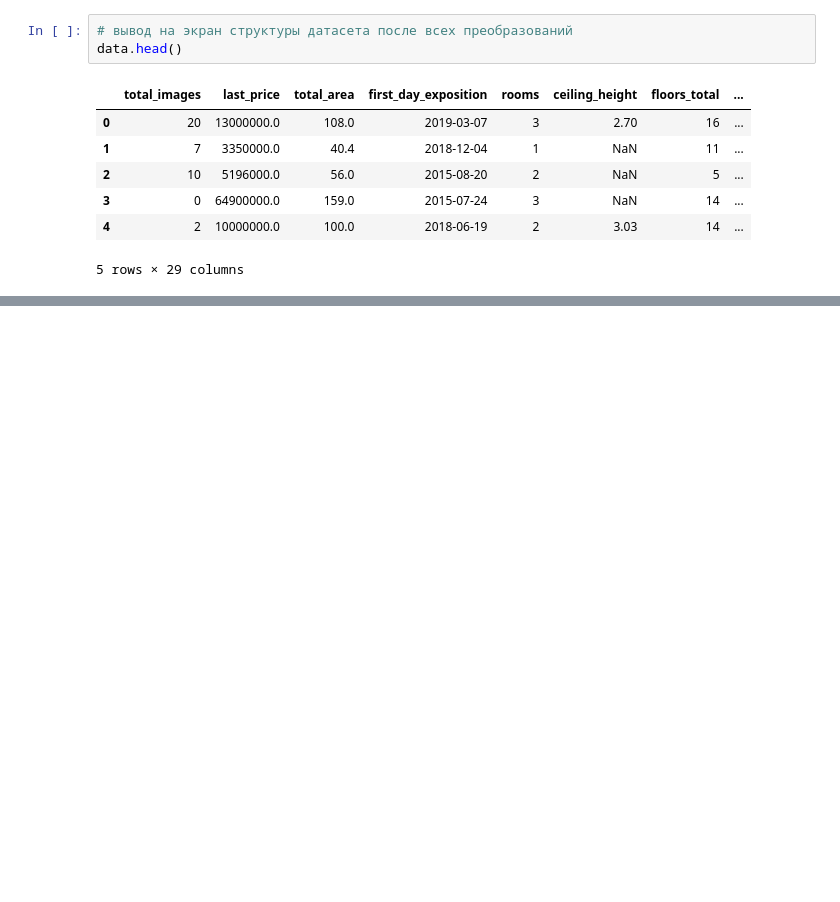
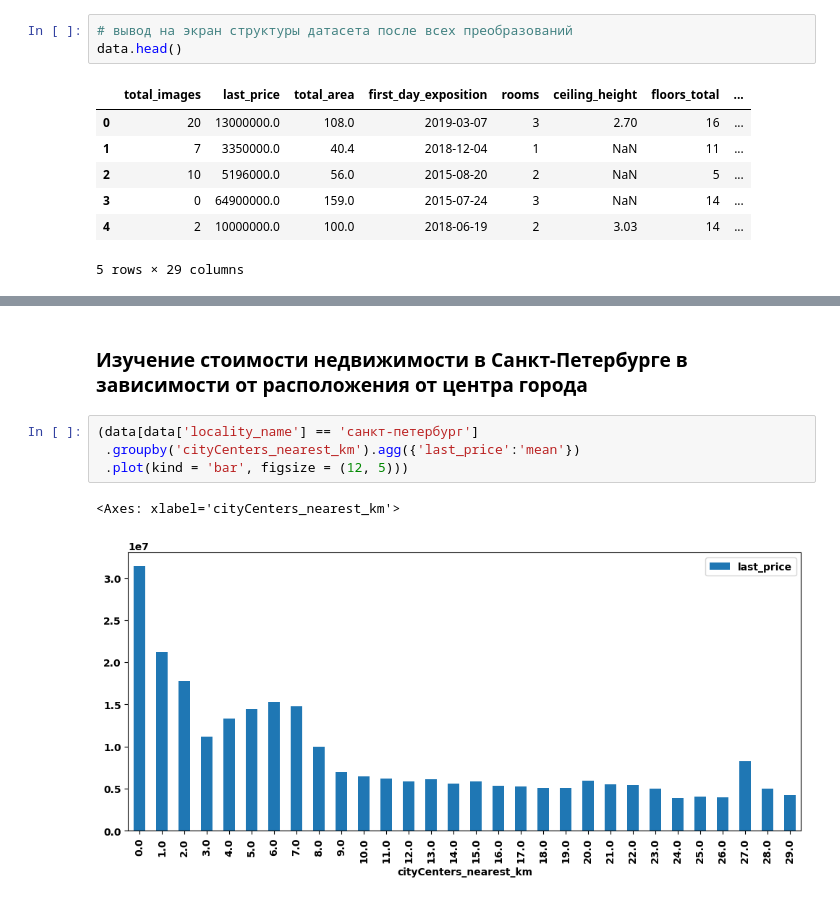
Before and after one commit to MrKostas/YandexPractikum_projects, a Jupyter notebook: notebooks/ThirdPetProject_EDA.ipynb, the cells around one changed output, grey strips where cells are left out. Saved outputs shown, nothing was run; the diff lists cells and outputs as text; blank space fills up the shorter version.

```diff
--- a/notebooks/ThirdPetProject_EDA.ipynb
+++ b/notebooks/ThirdPetProject_EDA.ipynb
@@ -483,0 +628,9 @@ data.head()
+# %% [markdown]
+### Изучение стоимости недвижимости в Санкт-Петербурге в зависимости от расположения от центра города <a class = 'anchor' id = 'Исследование_центрПитера'></a>
+# %%
+(data[data['locality_name'] == 'санкт-петербург']
+ .groupby('cityCenters_nearest_km').agg({'last_price':'mean'})
+ .plot(kind = 'bar', figsize = (12, 5)))
+# %% [output]
+<Axes: xlabel='cityCenters_nearest_km'>
+[figure, added]
```
Also changed, not shown: parts of 16 cells of this notebook.
